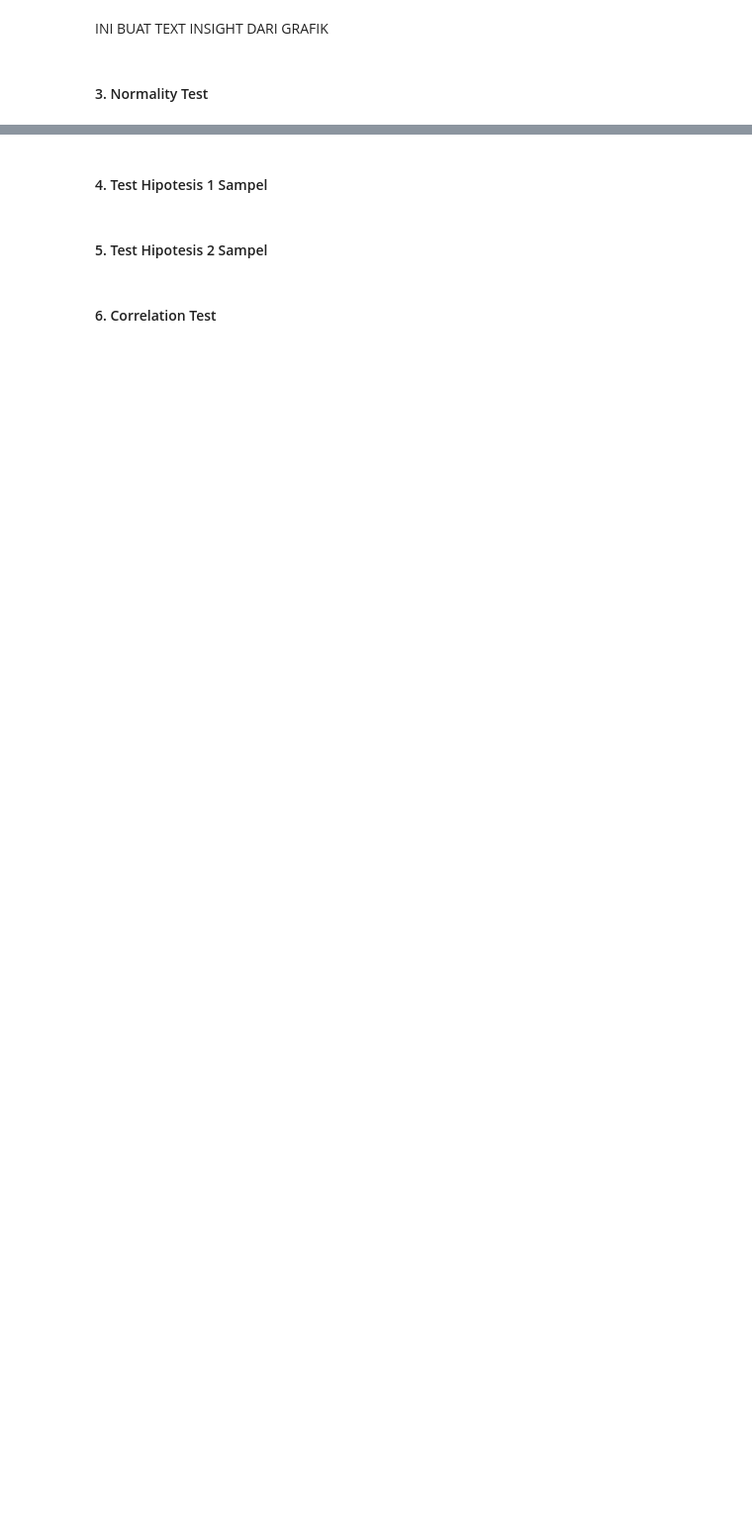
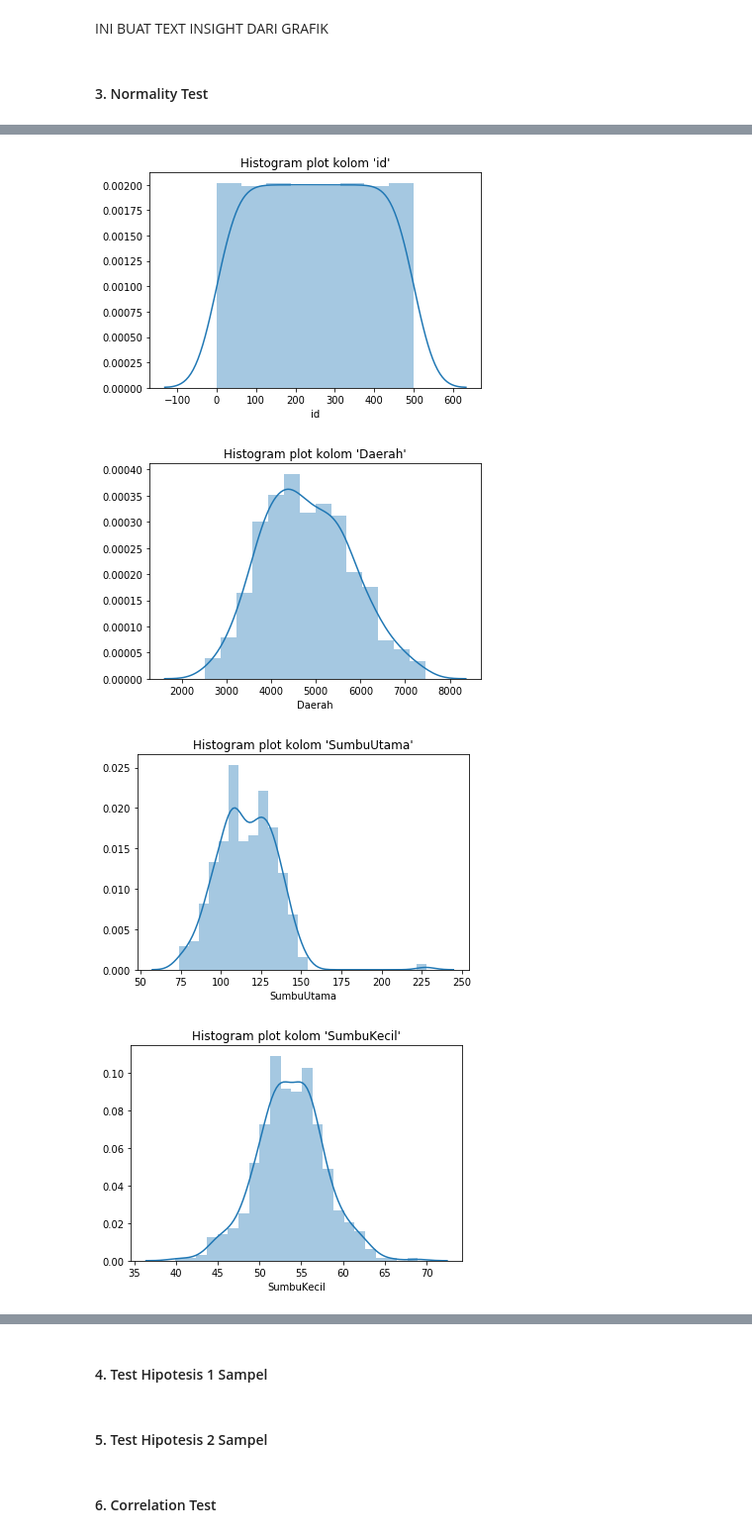
Before and after one commit to raihanastrada/probstat-data-analysis, a Jupyter notebook: K03-T1-IF2220-13519113.ipynb, the cells around one changed output, grey strips where cells are left out. Shown at 99% size. Saved outputs shown, nothing was run; the diff lists cells and outputs as text; code cells hidden in the pictures; blank space fills up the shorter version.

```diff
--- a/K03-T1-IF2220-13519113.ipynb
+++ b/K03-T1-IF2220-13519113.ipynb
@@ -330,0 +403,10 @@ INI BUAT TEXT INSIGHT DARI GRAFIK
+# %%
+for col_name in df:
+    sns.distplot(df[col_name])
+    plt.title("Histogram plot kolom '" + str(col_name) + "'");
+    plt.show()
+# %% [output]
+[figure, added]
+[figure, added]
+[figure, added]
+[figure, added]
```
Also changed, not shown: parts of 74 cells of this notebook.
